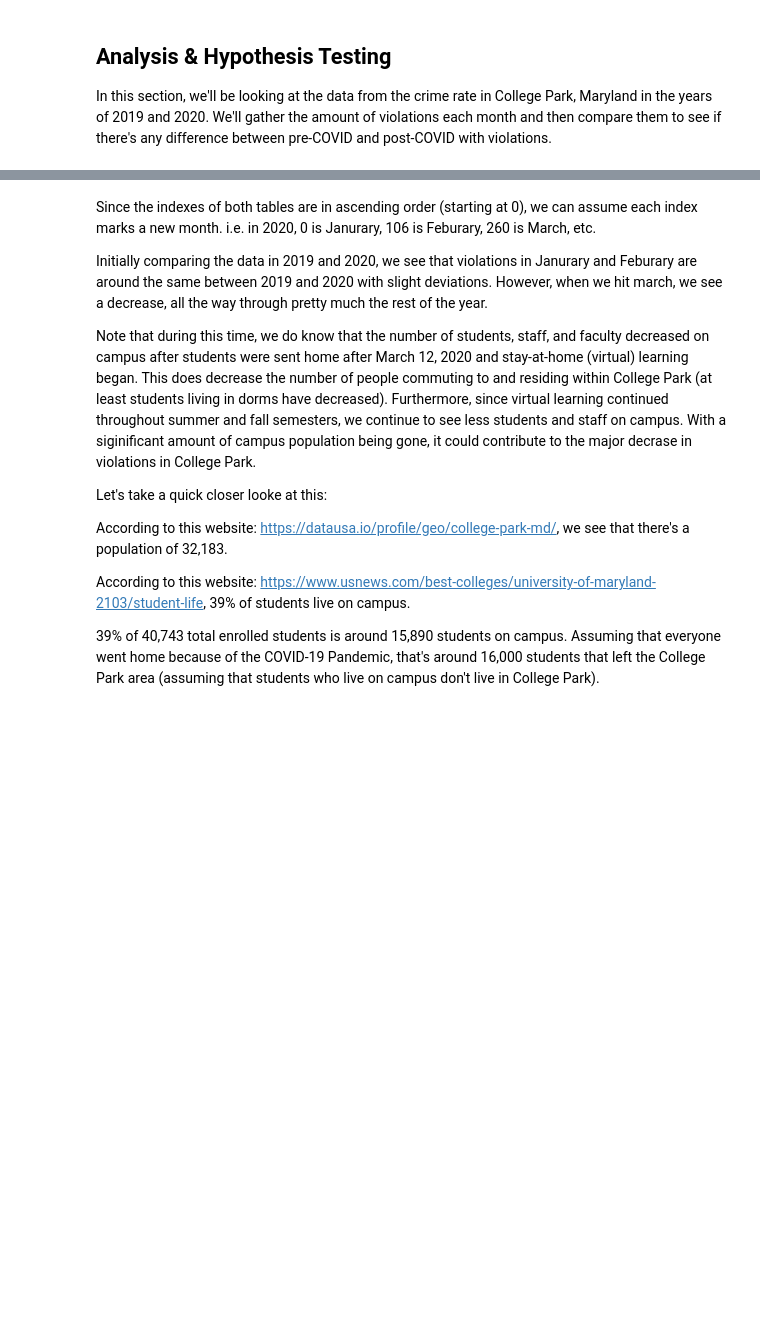
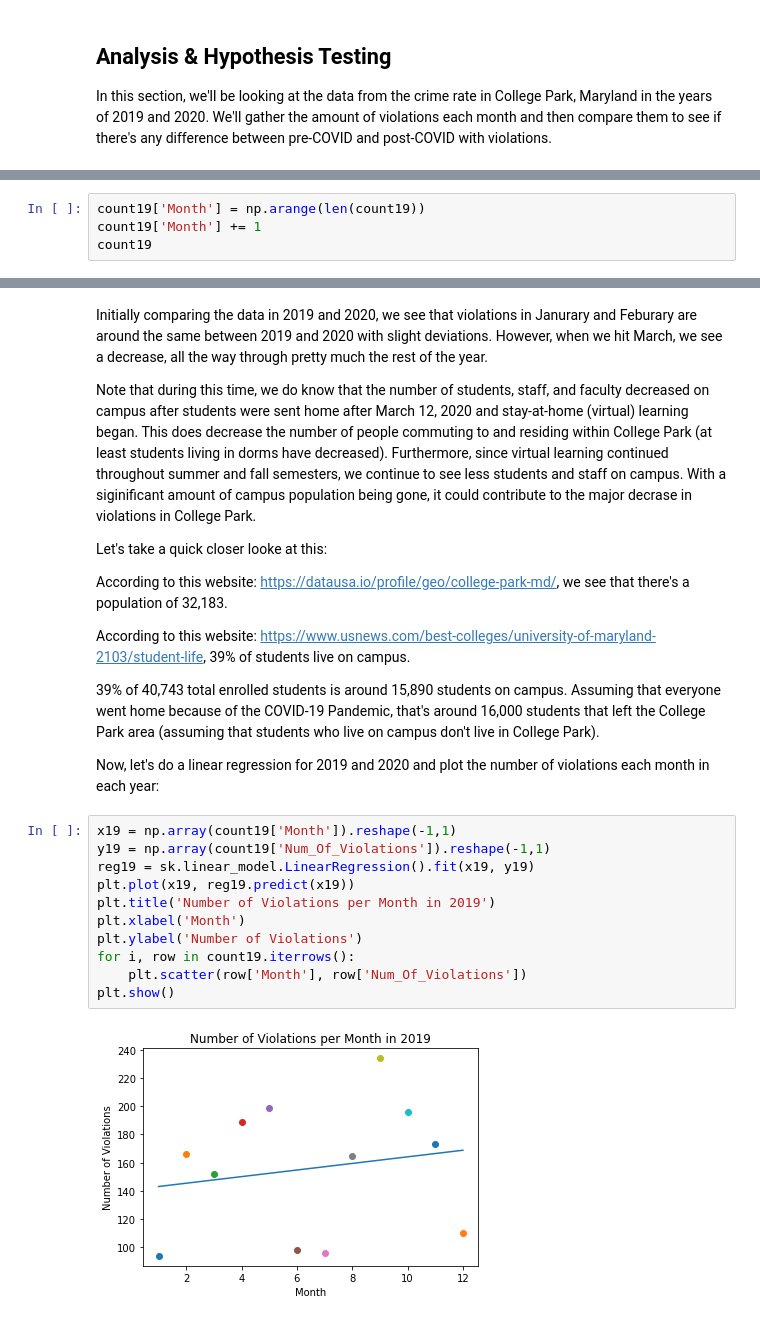
Before and after one commit to mmablim00/mmablim00.github.io, a Jupyter notebook: Final.ipynb, the cells around one changed output, grey strips where cells are left out. Saved outputs shown, nothing was run; the diff lists cells and outputs as text; blank space fills up the shorter version.

Commit message:
Pretty much done with this section, please let me know if any changes that need to be made.

```diff
--- a/Final.ipynb
+++ b/Final.ipynb
@@ -175,0 +180,4 @@ count20
+# %%
+count19['Month'] = np.arange(len(count19))
+count19['Month'] += 1
+count19
@@ -176,7 +216,5 @@ count20
 # %% [markdown]
-Since the indexes of both tables are in ascending order (starting at 0), we can assume each index marks a new month. i.e. in 2020, 0 is Janurary, 106 is Feburary, 260 is March, etc.
-
-Initially comparing the data in 2019 and 2020, we see that violations in Janurary and Feburary are around the same between 2019 and 2020 with slight deviations. However, when we hit march, we see a decrease, all the way through pretty much the rest of the year.
+Initially comparing the data in 2019 and 2020, we see that violations in Janurary and Feburary are around the same between 2019 and 2020 with slight deviations. However, when we hit March, we see a decrease, all the way through pretty much the rest of the year.
 
 Note that during this time, we do know that the number of students, staff, and faculty decreased on campus after students were sent home after March 12, 2020 and stay-at-home (virtual) learning began. This does decrease the number of people commuting to and residing within College Park (at least students living in dorms have decreased). Furthermore, since virtual learning continued throughout summer and fall semesters, we continue to see less students and staff on campus. With a siginificant amount of campus population being gone, it could contribute to the major decrase in violations in College Park.
 
@@ -187,3 +225,18 @@ According to this website: https://datausa.io/profile/geo/college-park-md/, we s
 According to this website: https://www.usnews.com/best-colleges/university-of-maryland-2103/student-life, 39% of students live on campus.
 
 39% of 40,743 total enrolled students is around 15,890 students on campus. Assuming that everyone went home because of the COVID-19 Pandemic, that's around 16,000 students that left the College Park area (assuming that students who live on campus don't live in College Park).
+
+Now, let's do a linear regression for 2019 and 2020 and plot the number of violations each month in each year:
+# %%
+x19 = np.array(count19['Month']).reshape(-1,1)
+y19 = np.array(count19['Num_Of_Violations']).reshape(-1,1)
+reg19 = sk.linear_model.LinearRegression().fit(x19, y19)
+plt.plot(x19, reg19.predict(x19))
+plt.title('Number of Violations per Month in 2019')
+plt.xlabel('Month')
+plt.ylabel('Number of Violations')
+for i, row in count19.iterrows():
+    plt.scatter(row['Month'], row['Num_Of_Violations'])
+plt.show()
+# %% [output]
+[figure, added]
```
Also changed, not shown: parts of 10 cells of this notebook.
